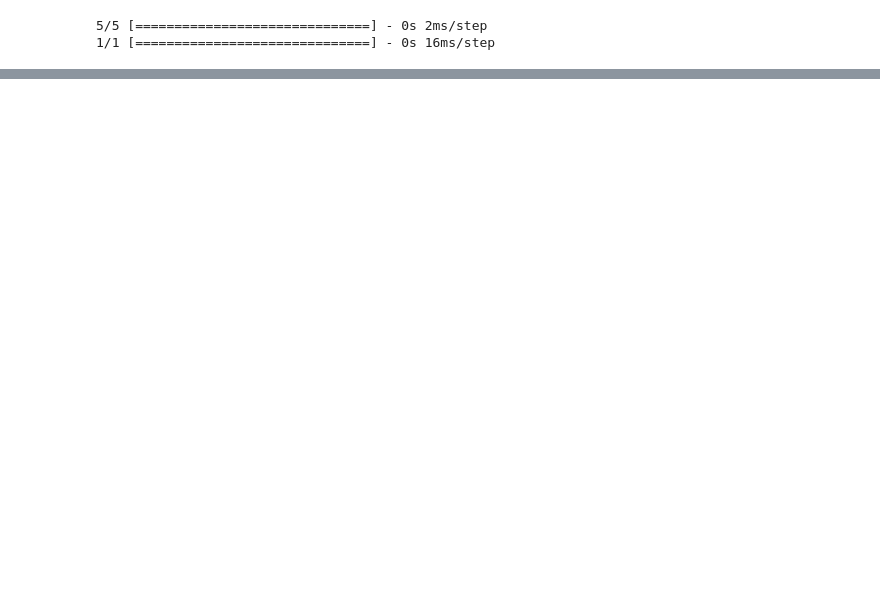
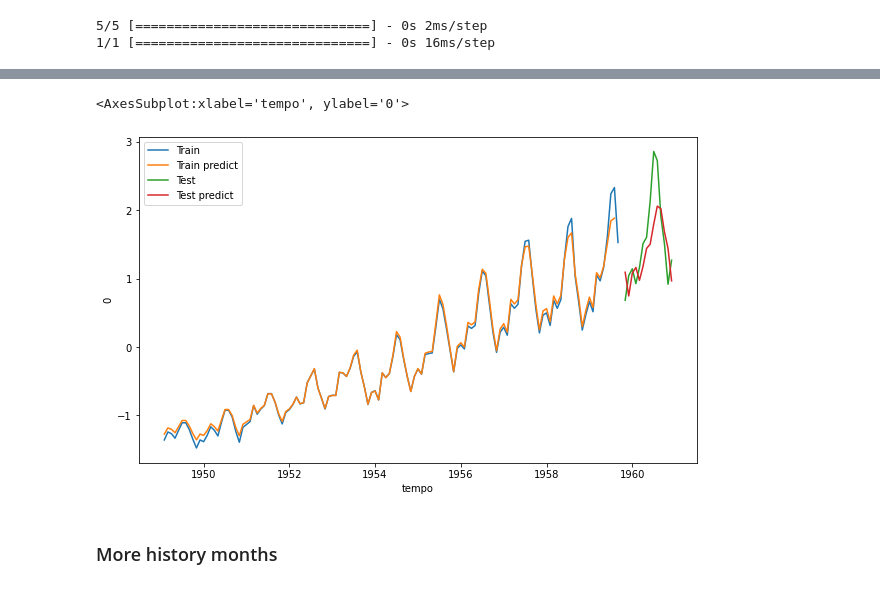
Before and after one commit to BrunoASNascimento/ml_study, a Jupyter notebook: TensorFlow/alura-keras_deep_learning-previsao_com_keras.ipynb, the cells around one changed output, grey strips where cells are left out. Saved outputs shown, nothing was run; the diff lists cells and outputs as text; code cells hidden in the pictures; blank space fills up the shorter version.

```diff
--- a/TensorFlow/alura-keras_deep_learning-previsao_com_keras.ipynb
+++ b/TensorFlow/alura-keras_deep_learning-previsao_com_keras.ipynb
@@ -336,0 +348,6 @@ sns.lineplot(
+# %%
+vector_train = pd.DataFrame(y_train)[0]
+vector_test =  pd.DataFrame(y_test)[0]
+# %%
+x_train_new, y_train_new = processing_delay_data(vector_train, 1)
+x_test_new, y_test_new = processing_delay_data(vector_test, 1)
@@ -336,0 +380,2 @@ sns.lineplot(
+# %%
+model_regression_delay_passengers.fit(x_train_new,y_train_new,epochs=100)
@@ -336,0 +401,3 @@ sns.lineplot(
+# %%
+y_predict_train_new = model_regression_delay_passengers.predict(x_train_new)
+y_predict_test_new = model_regression_delay_passengers.predict(x_test_new)
@@ -336,0 +407,33 @@ sns.lineplot(
+# %%
+sns.lineplot(
+    data=df_passengers[1:129],
+    x='tempo',
+    y=y_train_new,
+    label='Train'
+)
+
+sns.lineplot(
+    data=df_passengers[1:129],
+    x='tempo',
+    y=pd.DataFrame(y_predict_train_new)[0],
+    label='Train predict'
+)
+
+sns.lineplot(
+    data=df_passengers[130:144],
+    x='tempo',
+    y=y_test_new,
+    label='Test'
+)
+
+sns.lineplot(
+    data=df_passengers[130:144],
+    x='tempo',
+    y=pd.DataFrame(y_predict_test_new)[0].values,
+    label='Test predict'
+)
+# %% [output]
+<AxesSubplot:xlabel='tempo', ylabel='0'>
+[figure, added]
+# %% [markdown]
+### More history months
```
Also changed, not shown: parts of 21 cells of this notebook.
